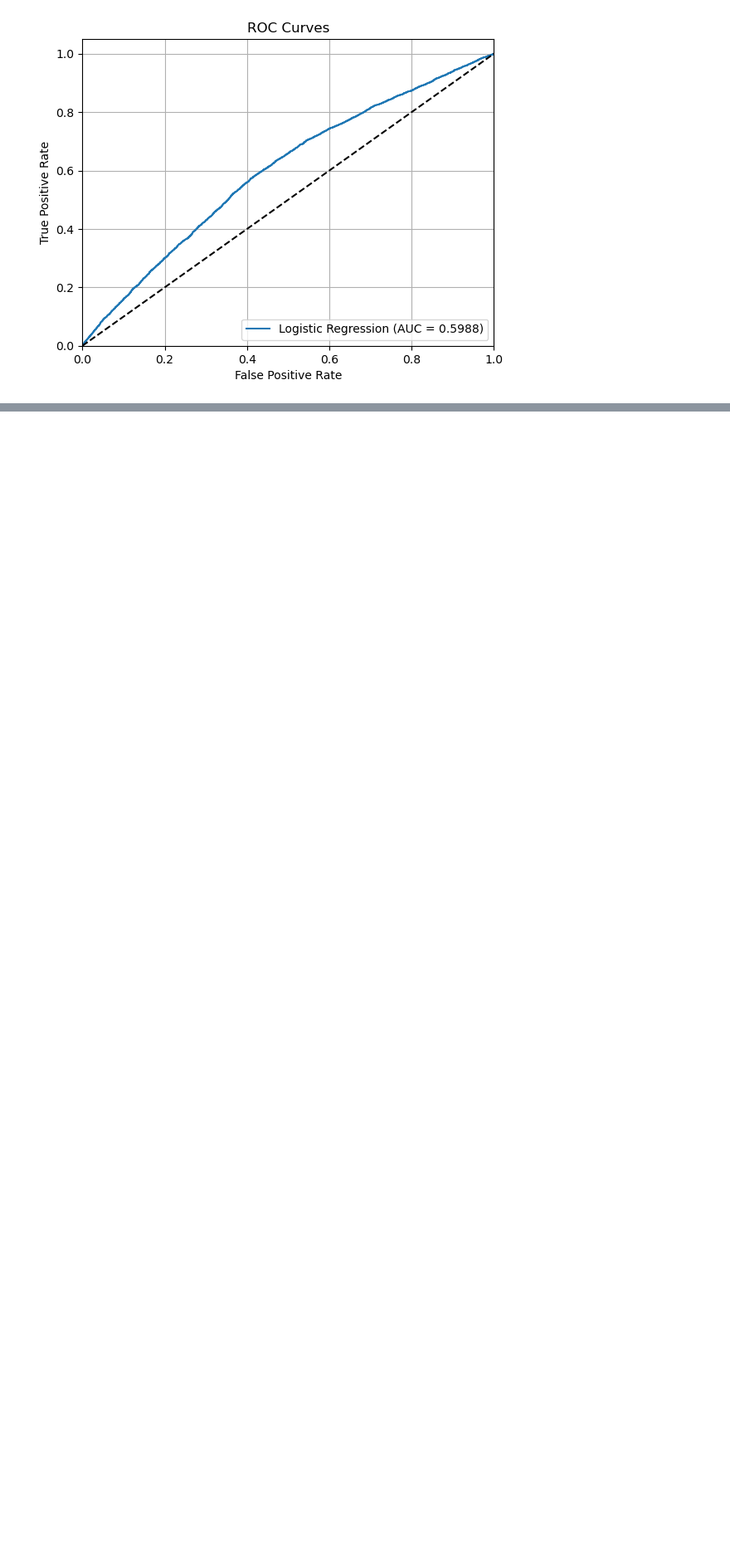
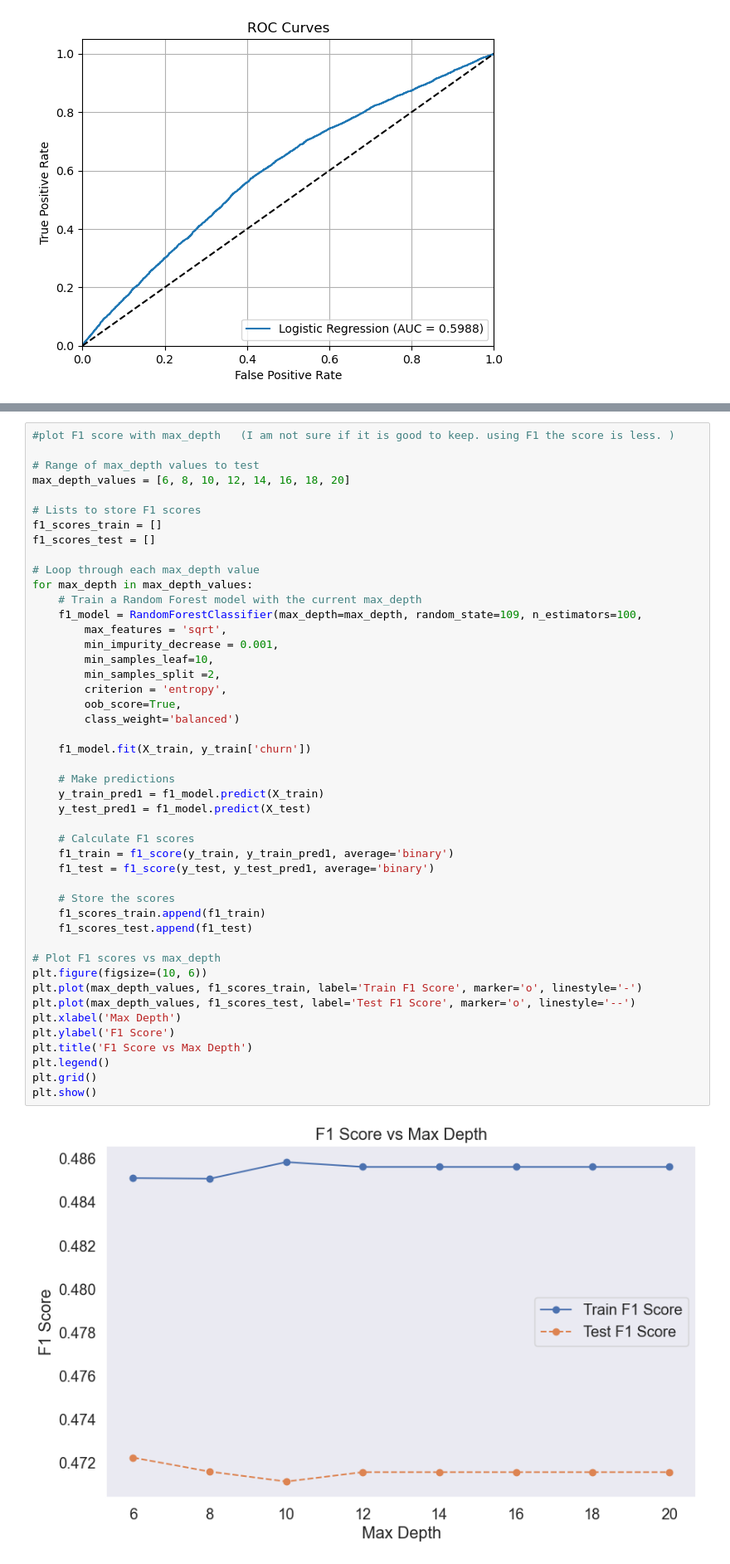
Before and after one commit to kayleeisokay/cs109a_final_project, a Jupyter notebook: MS4.ipynb, the cells around one changed output, grey strips where cells are left out. Shown at 83% size. Saved outputs shown, nothing was run; the diff lists cells and outputs as text; blank space fills up the shorter version.

```diff
--- a/MS4.ipynb
+++ b/MS4.ipynb
@@ -715,0 +991,48 @@ plt.show()
+# %%
+#plot F1 score with max_depth   (I am not sure if it is good to keep. using F1 the score is less. )
+
+# Range of max_depth values to test
+max_depth_values = [6, 8, 10, 12, 14, 16, 18, 20]
+
+# Lists to store F1 scores
+f1_scores_train = []
+f1_scores_test = []
+
+# Loop through each max_depth value
+for max_depth in max_depth_values:
+    # Train a Random Forest model with the current max_depth
+    f1_model = RandomForestClassifier(max_depth=max_depth, random_state=109, n_estimators=100,
+        max_features = 'sqrt',
+        min_impurity_decrease = 0.001,
+        min_samples_leaf=10,
+        min_samples_split =2,
+        criterion = 'entropy',
+        oob_score=True,
+        class_weight='balanced')
+
+    f1_model.fit(X_train, y_train['churn'])
+
+    # Make predictions
+    y_train_pred1 = f1_model.predict(X_train)
+    y_test_pred1 = f1_model.predict(X_test)
+
+    # Calculate F1 scores
+    f1_train = f1_score(y_train, y_train_pred1, average='binary')
+    f1_test = f1_score(y_test, y_test_pred1, average='binary')
+
+    # Store the scores
+    f1_scores_train.append(f1_train)
+    f1_scores_test.append(f1_test)
+
+# Plot F1 scores vs max_depth
+plt.figure(figsize=(10, 6))
+plt.plot(max_depth_values, f1_scores_train, label='Train F1 Score', marker='o', linestyle='-')
+plt.plot(max_depth_values, f1_scores_test, label='Test F1 Score', marker='o', linestyle='--')
+plt.xlabel('Max Depth')
+plt.ylabel('F1 Score')
+plt.title('F1 Score vs Max Depth')
+plt.legend()
+plt.grid()
+plt.show()
+# %% [output]
+[figure, added]
```
Also changed, not shown: parts of 44 cells of this notebook.
